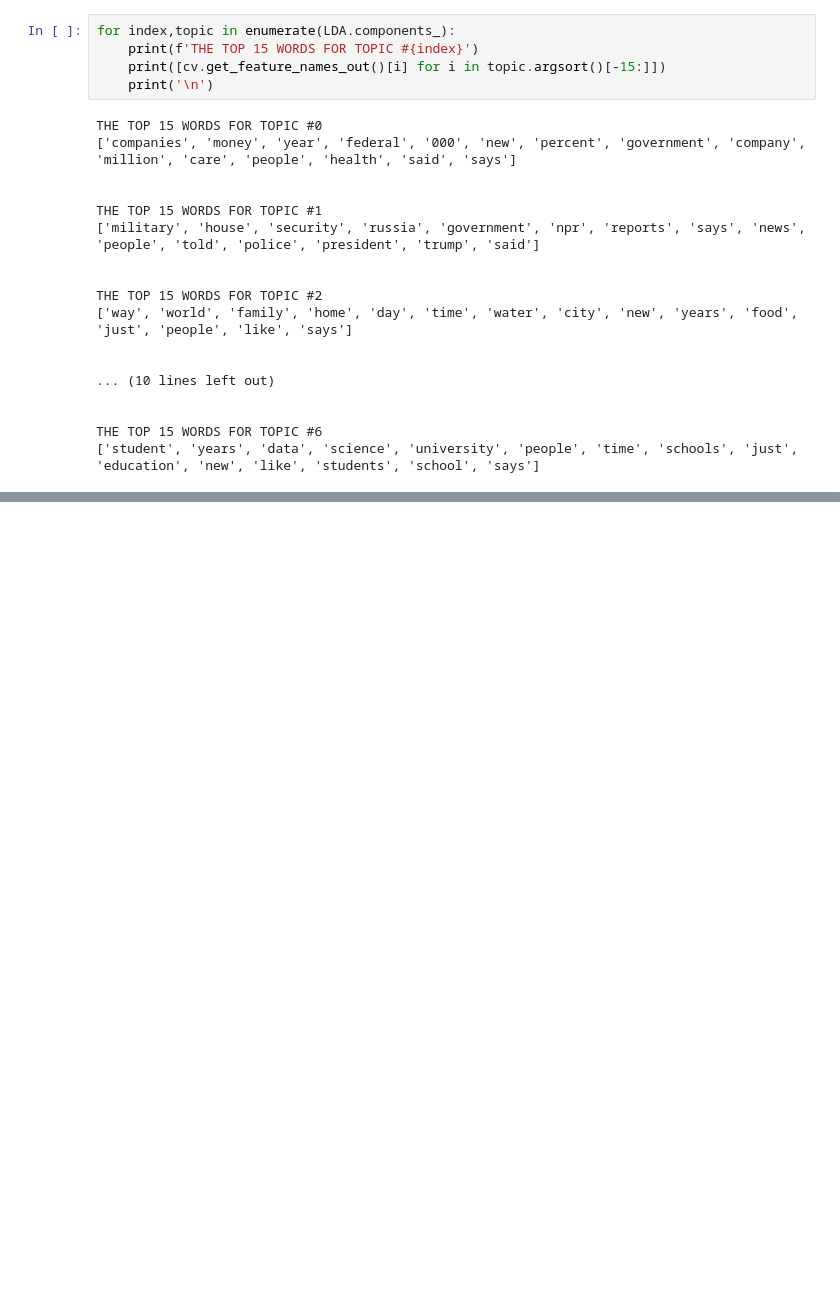
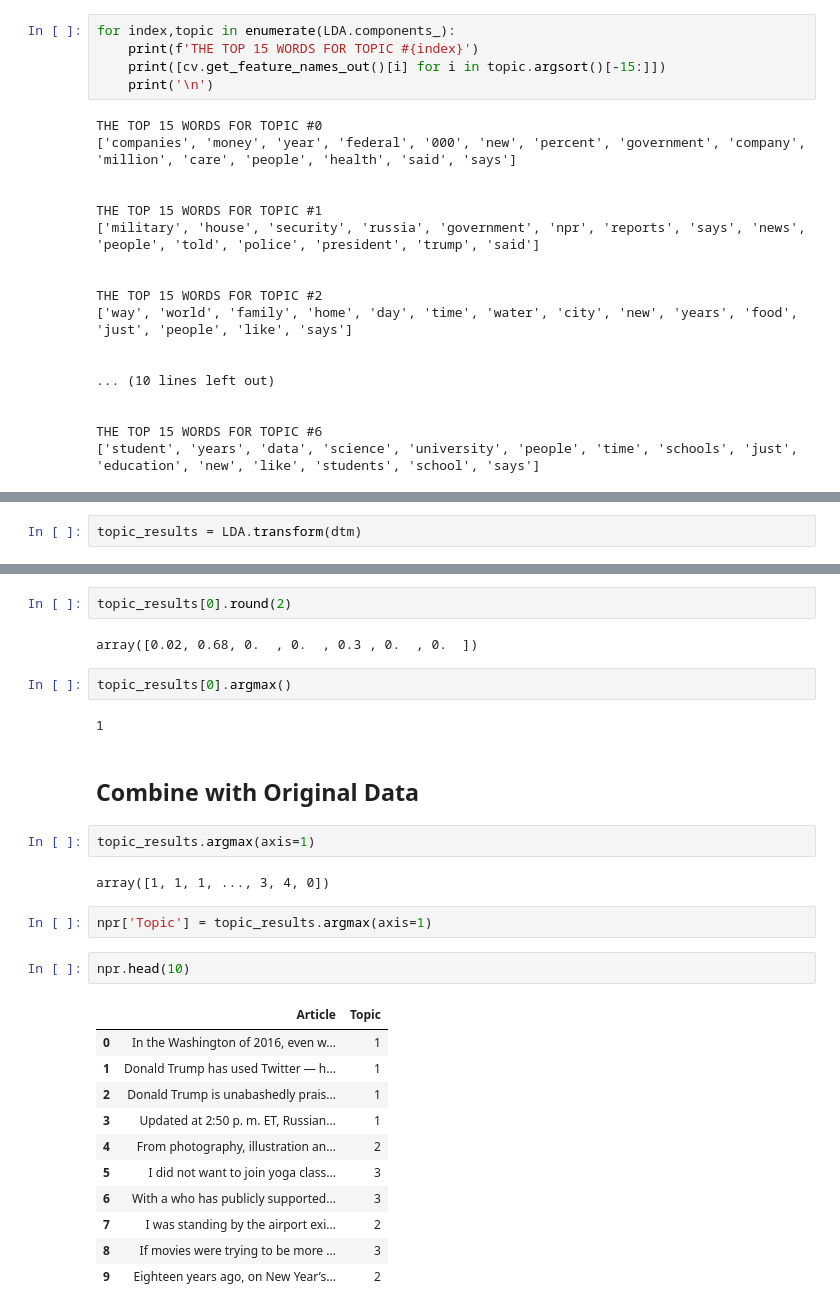
Before and after one commit to gc2321/3235-Machine-Learning, a Jupyter notebook: XTRA_NLP/5_topic_modeling.ipynb, the cells around one changed output, grey strips where cells are left out. Cells and saved outputs as stored; diff of their text form; blank space fills up the shorter version.

```diff
--- a/XTRA_NLP/5_topic_modeling.ipynb
+++ b/XTRA_NLP/5_topic_modeling.ipynb
@@ -154,0 +165,2 @@ THE TOP 15 WORDS FOR TOPIC #6
+# %%
+topic_results = LDA.transform(dtm)
@@ -154,0 +176,30 @@ THE TOP 15 WORDS FOR TOPIC #6
+# %%
+topic_results[0].round(2)
+# %% [output]
+array([0.02, 0.68, 0.  , 0.  , 0.3 , 0.  , 0.  ])
+# %%
+topic_results[0].argmax()
+# %% [output]
+1
+# %% [markdown]
+## Combine with Original Data
+# %%
+topic_results.argmax(axis=1)
+# %% [output]
+array([1, 1, 1, ..., 3, 4, 0])
+# %%
+npr['Topic'] = topic_results.argmax(axis=1)
+# %%
+npr.head(10)
+# %% [output]
+|  | Article | Topic |
+| 0 | In the Washington of 2016, even w... | 1 |
+| 1 | Donald Trump has used Twitter — h... | 1 |
+| 2 | Donald Trump is unabashedly prais... | 1 |
+| 3 | Updated at 2:50 p. m. ET, Russian... | 1 |
+| 4 | From photography, illustration an... | 2 |
+| 5 | I did not want to join yoga class... | 3 |
+| 6 | With a who has publicly supported... | 3 |
+| 7 | I was standing by the airport exi... | 2 |
+| 8 | If movies were trying to be more ... | 3 |
+| 9 | Eighteen years ago, on New Year’s... | 2 |
```
Also changed, not shown: parts of 5 cells of this notebook.
